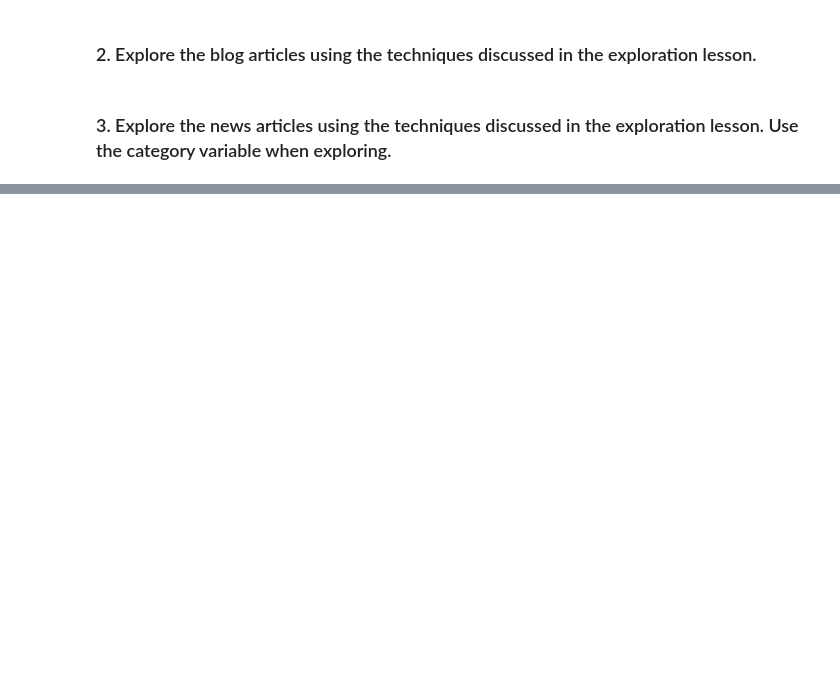
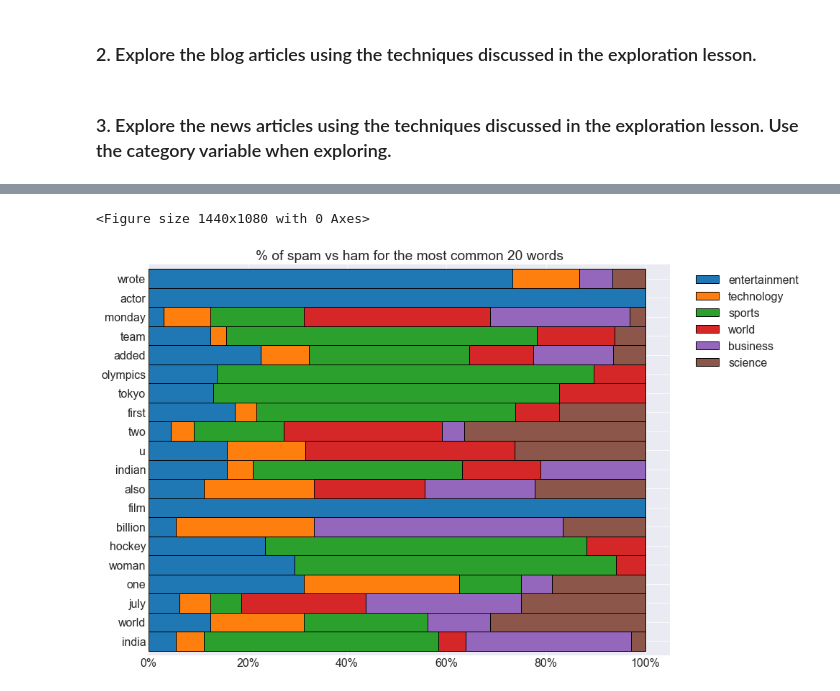
Before and after one commit to cindyvillanuevads/natural-language-processing-exercises, a Jupyter notebook: explore.ipynb, the cells around one changed output, grey strips where cells are left out. Saved outputs shown, nothing was run; the diff lists cells and outputs as text; code cells hidden in the pictures; blank space fills up the shorter version.

```diff
--- a/explore.ipynb
+++ b/explore.ipynb
@@ -166,0 +180,2 @@ ngrams_wordcloud([spam_words, ham_words], ['Spam', 'Ham'], n=3)
+# %%
+ news_df=prep.prepare_data(news_df, 'content', ['said'])
@@ -166,0 +191,3 @@ ngrams_wordcloud([spam_words, ham_words], ['Spam', 'Ham'], n=3)
+# %%
+# change value counts to list of languages
+list_cat = list(news_df.category.value_counts().index)
@@ -166,0 +198,8 @@ ngrams_wordcloud([spam_words, ham_words], ['Spam', 'Ham'], n=3)
+# %%
+# join all the text of each categotyb
+join_text ={}
+for cat in list_cat :
+    join_text[cat] = prep.basic_clean(' '.join(news_df[news_df.category == cat].lemmatized))
+
+# add all words
+join_text['all_words']= prep.basic_clean(' '.join(news_df.lemmatized))
@@ -166,0 +210,7 @@ ngrams_wordcloud([spam_words, ham_words], ['Spam', 'Ham'], n=3)
+# %%
+
+# create a word_count df
+word_counts= pd.DataFrame()
+for cat in join_text:
+    word_counts[cat] = pd.Series(join_text[cat].split()).value_counts()
+word_counts= word_counts.fillna(0).astype(int)
@@ -166,0 +229,18 @@ ngrams_wordcloud([spam_words, ham_words], ['Spam', 'Ham'], n=3)
+# %%
+plt.rc('figure', figsize=(13, 10))
+plt.rc('font', size=16)
+plt.style.use('seaborn-darkgrid')
+plt.figure(figsize=(20, 15))
+# axis=1 in .apply means row by row
+(word_counts.sort_values(by='all_words', ascending=False)
+ .head(20)
+ .apply(lambda row: row / row['all_words'], axis=1).sort_values(by='all_words')
+ .drop(columns='all_words')
+ .plot.barh(stacked=True, width=1, ec='black'))
+plt.title('% of spam vs ham for the most common 20 words')
+plt.legend(bbox_to_anchor= (1.03,1))
+
+plt.gca().xaxis.set_major_formatter(mpl.ticker.FuncFormatter('{:.0%}'.format))
+# %% [output]
+<Figure size 1440x1080 with 0 Axes>
+[figure, added]
```
Also changed, not shown: parts of 26 cells of this notebook.
